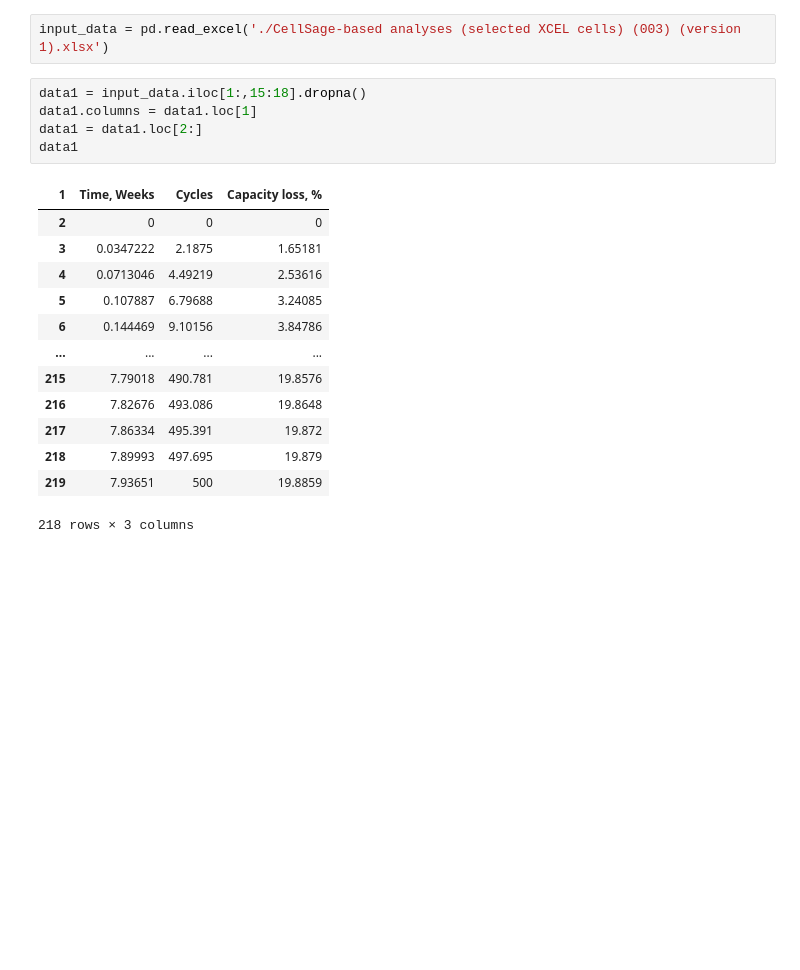
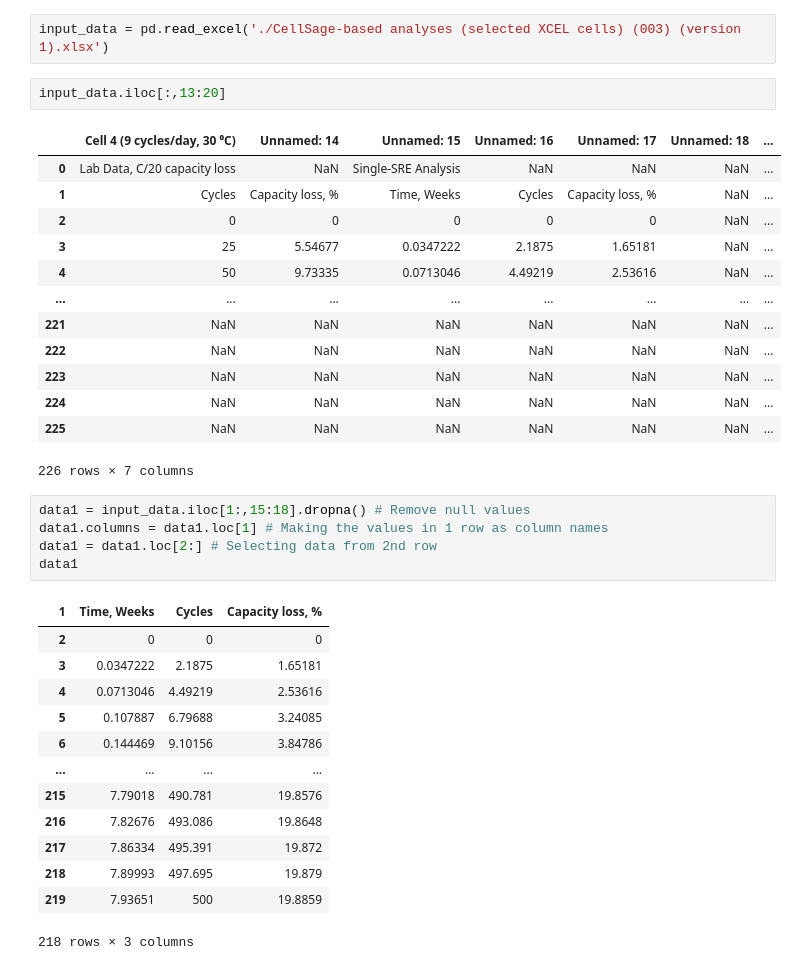
Before and after one commit to TravelReddy/SRE-Updates, a Jupyter notebook: SRE Cycle vs Capacity Loss.ipynb, the cells around one changed output. Cells and saved outputs as stored; diff of their text form; blank space fills up the shorter version.

```diff
--- a/SRE Cycle vs Capacity Loss.ipynb
+++ b/SRE Cycle vs Capacity Loss.ipynb
@@ -16,10 +16,26 @@ import warnings
 warnings.filterwarnings('ignore')
 # %%
 input_data = pd.read_excel('./CellSage-based analyses (selected XCEL cells) (003) (version 1).xlsx')
+# %%
+input_data.iloc[:,13:20]
+# %% [output]
+|  | Cell 4 (9 cycles/day, 30 ⁰C) | Unnamed: 14 | Unnamed: 15 | Unnamed: 16 | Unnamed: 17 | Unnamed: 18 | ... |
+| 0 | Lab Data, C/20 capacity loss | NaN | Single-SRE Analysis | NaN | NaN | NaN | ... |
+| 1 | Cycles | Capacity loss, % | Time, Weeks | Cycles | Capacity loss, % | NaN | ... |
+| 2 | 0 | 0 | 0 | 0 | 0 | NaN | ... |
+| 3 | 25 | 5.54677 | 0.0347222 | 2.1875 | 1.65181 | NaN | ... |
+| 4 | 50 | 9.73335 | 0.0713046 | 4.49219 | 2.53616 | NaN | ... |
+| ... | ... | ... | ... | ... | ... | ... | ... |
+| 221 | NaN | NaN | NaN | NaN | NaN | NaN | ... |
+| 222 | NaN | NaN | NaN | NaN | NaN | NaN | ... |
+| 223 | NaN | NaN | NaN | NaN | NaN | NaN | ... |
+| 224 | NaN | NaN | NaN | NaN | NaN | NaN | ... |
+| 225 | NaN | NaN | NaN | NaN | NaN | NaN | ... |
+226 rows × 7 columns
 # %%
-data1 = input_data.iloc[1:,15:18].dropna()
-data1.columns = data1.loc[1]
-data1 = data1.loc[2:]
+data1 = input_data.iloc[1:,15:18].dropna() # Remove null values
+data1.columns = data1.loc[1] # Making the values in 1 row as column names
+data1 = data1.loc[2:] # Selecting data from 2nd row
 data1
 # %% [output]
 | 1 | Time, Weeks | Cycles | Capacity loss, % |
```
Also changed, not shown: parts of 4 cells of this notebook.
